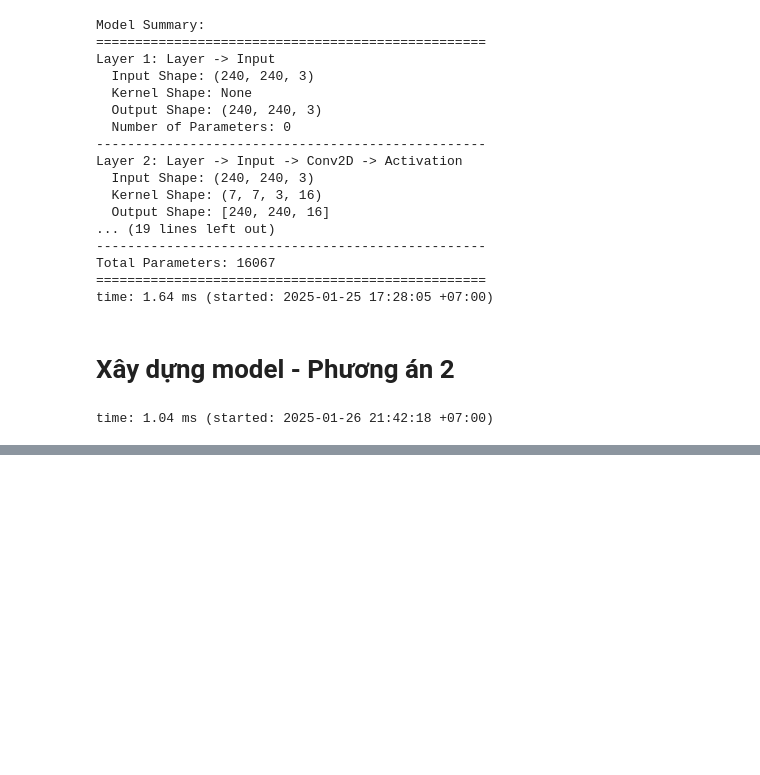
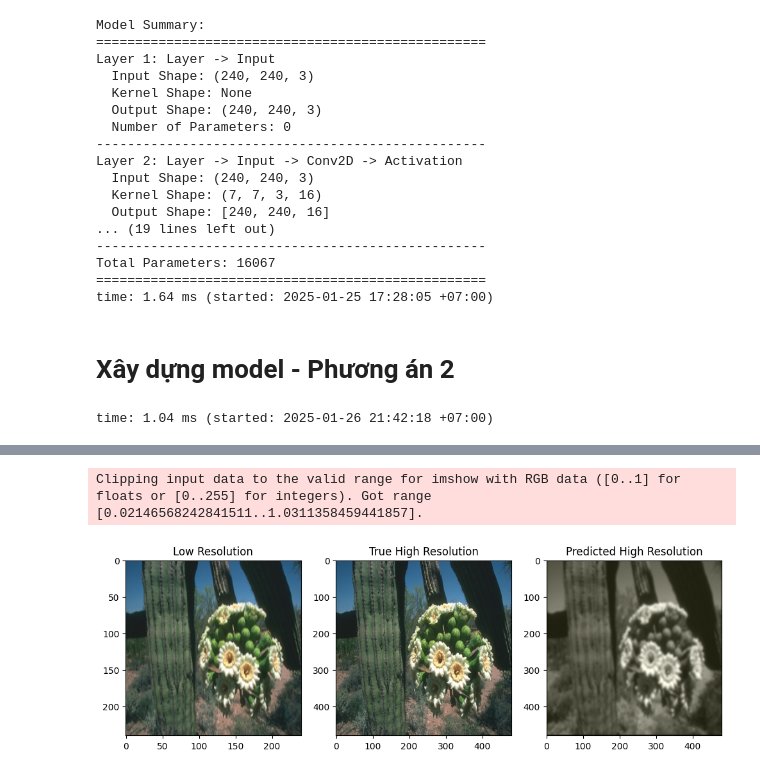
Before and after one commit to TranAnh35/Deep_Learning, a Jupyter notebook: Midterm/Demo_Super_Resolution_CNN.ipynb, the cells around one changed output, grey strips where cells are left out. Saved outputs shown, nothing was run; the diff lists cells and outputs as text; code cells hidden in the pictures; blank space fills up the shorter version.

```diff
--- a/Midterm/Demo_Super_Resolution_CNN.ipynb
+++ b/Midterm/Demo_Super_Resolution_CNN.ipynb
@@ -1233,0 +1260,26 @@ time: 1.88 ms (started: 2025-01-26 21:43:07 +07:00)
+# %%
+test = X_test[1]
+test = np.expand_dims(test, axis=0)
+
+true = y_test[1]
+
+pred = model.forward(test)
+
+plt.figure(figsize=(12, 6))
+
+plt.subplot(1, 3, 1)
+plt.imshow(test[0].transpose(1, 2, 0))
+plt.title('Low Resolution')
+
+plt.subplot(1, 3, 2)
+plt.imshow(true.transpose(1, 2, 0))
+plt.title('True High Resolution')
+
+plt.subplot(1, 3, 3)
+plt.imshow(pred[0].transpose(1, 2, 0))
+plt.title('Predicted High Resolution')
+
+plt.show()
+# %% [output]
+Clipping input data to the valid range for imshow with RGB data ([0..1] for floats or [0..255] for integers). Got range [0.02146568242841511..1.0311358459441857].
+[figure, added]
```
Also changed, not shown: parts of 25 cells of this notebook.
